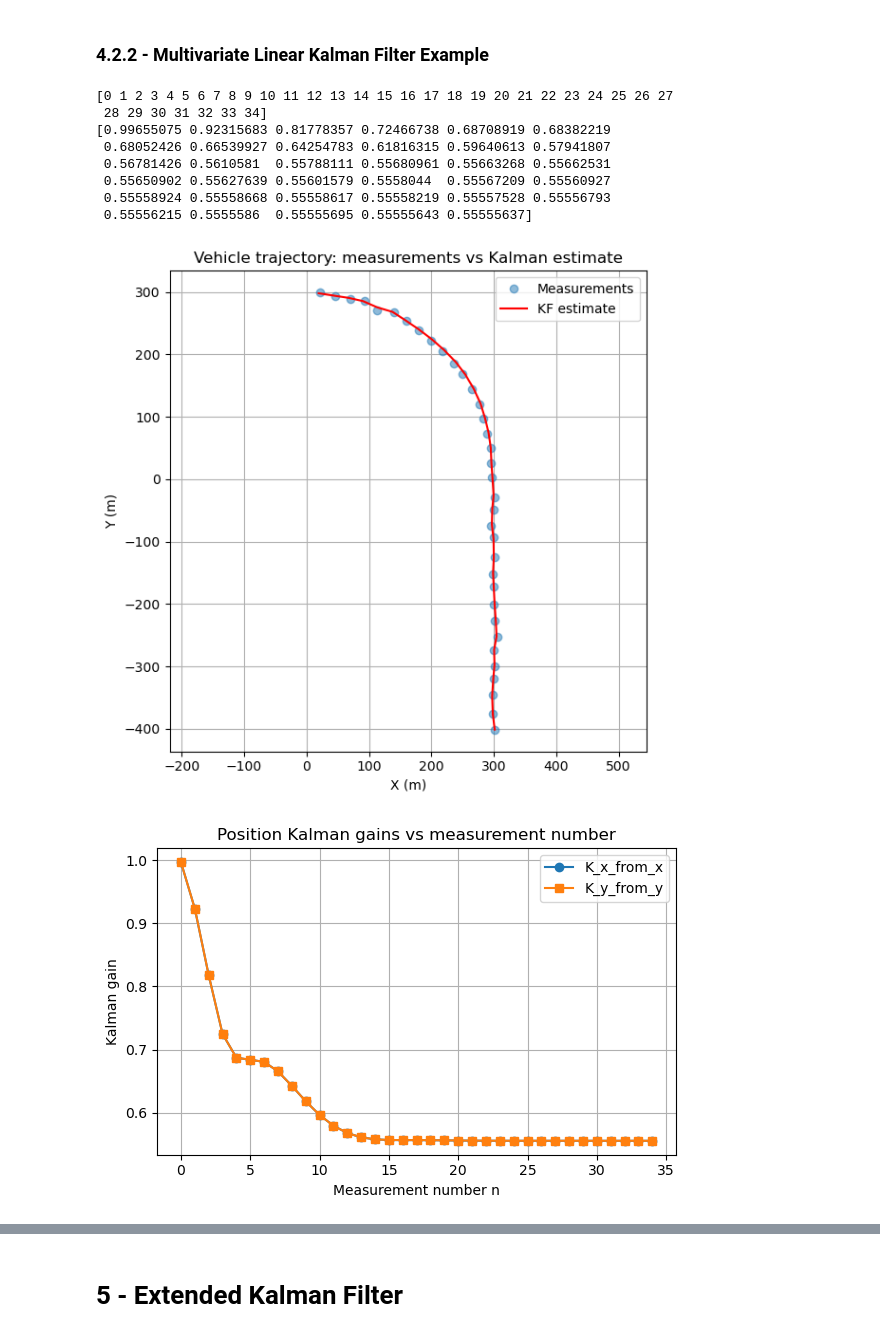
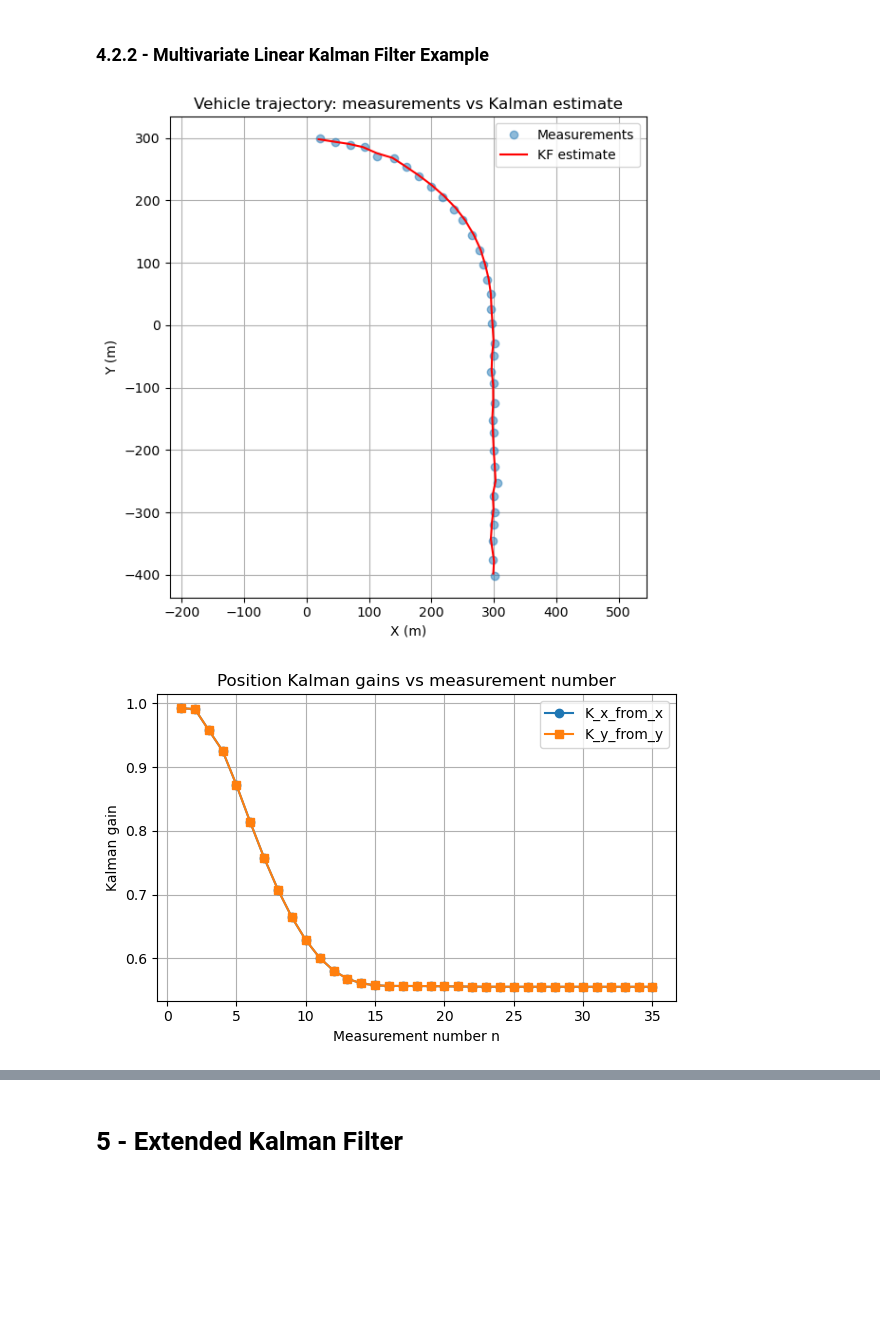
Before and after one commit to johnm3398/KalmanWorks, a Jupyter notebook: Kalman_Filter_class_development.ipynb, the cells around one changed output, grey strips where cells are left out. Saved outputs shown, nothing was run; the diff lists cells and outputs as text; code cells hidden in the pictures; blank space fills up the shorter version.

Commit message:
Update Kalman_Filter_class_development.ipynb
Reviewed the Logger and fixed the way the data is presented. Review it again though.

```diff
--- a/Kalman_Filter_class_development.ipynb
+++ b/Kalman_Filter_class_development.ipynb
@@ -606,8 +606,12 @@ class KalmanLogger:
         """
         Log filter quantities AFTER update() has been called.
 
-        The prediction quantities stored correspond to the prior used
-        for the update at the same index n.
+        Row n stores:
+        - x_est, P_est  = posterior x_{n|n}
+        - x_pred, P_pred = one-step-ahead prior x_{n+1|n}
+
+        Measurement-related quantities (z, innovation, S, K, NIS) are
+        defined only for iterations where update() was called (n ≥ 1).
         """
         self.n.append(n)
         self.t.append(t)
@@ -1017,11 +1025,14 @@ kf = LinearKF(
 
 logger = KalmanLogger()
 
-dt = 5.0  # seconds between measurements (not used by this model)
+dt = 5.0  # seconds between measurements
 
-for k, z in enumerate(measurements):#, start=1):
+kf.predict(dt=dt)
+logger.log(kf, n=0, t=0.0, z=None)
+
+for k, z in enumerate(measurements, start=1):
+    kf.update(np.array([z]))
     kf.predict(dt=dt)
-    kf.update(np.array([z]))
     logger.log(kf, n=k, t= k*dt, z=z)
 
 # ------------------------------------------------------------
@@ -1044,7 +1055,7 @@ ci_upper = estimates + 1.96 * sigmas
 ci_lower = estimates - 1.96 * sigmas
 
 # Extract Kalman gains
-K_list = arrays["K"].reshape(10,)
+K_list = arrays["K"]
 print(K_list.shape)
 
 # Example: plot Kalman gain vs measurement number
@@ -1138,10 +1150,10 @@ n_meas = measurements.shape[0]
 
 # Initial state (very rough)
 initial_states = {
-    "x":  float(measurements[0, 0]),
+    "x":  0.0,
     "vx": 0.0,
     "ax": 0.0,
-    "y":  float(measurements[0, 1]),
+    "y":  0.0,
     "vy": 0.0,
     "ay": 0.0,
 }
@@ -1149,12 +1161,12 @@ initial_states = {
 # Initial covariance: large position uncertainty, moderate for velocity,
 # smaller for acceleration
 initial_covariance = {
-    "x":  50.0**2,
-    "vx": 10.0**2,
-    "ax":  1.0**2,
-    "y":  50.0**2,
-    "vy": 10.0**2,
-    "ay":  1.0**2,
+    "x":  500,
+    "vx": 500,
+    "ax": 500,
+    "y":  500,
+    "vy": 500,
+    "ay": 500,
 }
 
 
@@ -1243,9 +1255,12 @@ kf = LinearKF(
 
 logger = KalmanLogger()
 
-for k, z in enumerate(measurements):#, start=1):
+kf.predict(dt=dt)
+logger.log(kf, n=0, t=0.0, z=None)
+
+for k, z in enumerate(measurements, start=1):
+    kf.update(z)
     kf.predict(dt=dt)
-    kf.update(z)              # z is shape (2,)
     logger.log(kf, n=k, t=k*dt, z=z)
 
 
@@ -1255,7 +1270,8 @@ for k, z in enumerate(measurements):#, start=1):
 arrays = logger.as_arrays()
 
 indices = arrays["n"]
-print(indices)
+#print(indices)
+
 # x_est: list of (6,) → (N, 6)
 x_est_mat = np.stack(arrays["x_est"])
 P_est_mat = np.stack(arrays["P_est"])
@@ -1270,44 +1286,35 @@ sigma_y = np.sqrt(P_est_mat[:, 3, 3])
 # Extract Kalman gain matrices K_k (6x2)
 #print(arrays["K"])
 K_x_from_x = np.array([K[0, 0] if isinstance(K, np.ndarray) else np.nan for K in arrays["K"]])
 K_y_from_y = np.array([K[3, 1] if isinstance(K, np.ndarray) else np.nan for K in arrays["K"]])
-
-print(K_x_from_x)
+#print(K_x_from_x)
 
 # Trajectory plot
 plt.figure(figsize=(6, 6))
 plt.plot(measurements[:, 0], measurements[:, 1], "o", label="Measurements", alpha=0.5)
-plt.plot(x_est, y_est, "-r", label="KF estimate")
+plt.plot(x_est[1:,], y_est[1:,], "-r", label="KF estimate")
 plt.xlabel("X (m)")
 plt.ylabel("Y (m)")
 plt.title("Vehicle trajectory: measurements vs Kalman estimate")
 plt.axis("equal")
 plt.grid(True)
 plt.legend()
 plt.tight_layout()
 plt.show()
 
 # Kalman gain evolution
 plt.figure(figsize=(6, 4))
 plt.plot(indices, K_x_from_x, marker="o", label="K_x_from_x")
 plt.plot(indices, K_y_from_y, marker="s", label="K_y_from_y")
 plt.xlabel("Measurement number n")
 plt.ylabel("Kalman gain")
 plt.title("Position Kalman gains vs measurement number")
 plt.grid(True)
 plt.legend()
 plt.tight_layout()
 plt.show()
 # %% [output]
-[0 1 2 3 4 5 6 7 8 9 10 11 12 13 14 15 16 17 18 19 20 21 22 23 24 25 26 27
- 28 29 30 31 32 33 34]
-[0.99655075 0.92315683 0.81778357 0.72466738 0.68708919 0.68382219
- 0.68052426 0.66539927 0.64254783 0.61816315 0.59640613 0.57941807
- 0.56781426 0.5610581  0.55788111 0.55680961 0.55663268 0.55662531
- 0.55650902 0.55627639 0.55601579 0.5558044  0.55567209 0.55560927
- 0.55558924 0.55558668 0.55558617 0.55558219 0.55557528 0.55556793
- 0.55556215 0.5555586  0.55555695 0.55555643 0.55555637]
 [figure]
-[figure, old version]
+[figure, new version]
 # %%
 ex2_logged_df = logger.to_dataframe()
```
Also changed, not shown: parts of 11 cells of this notebook.
